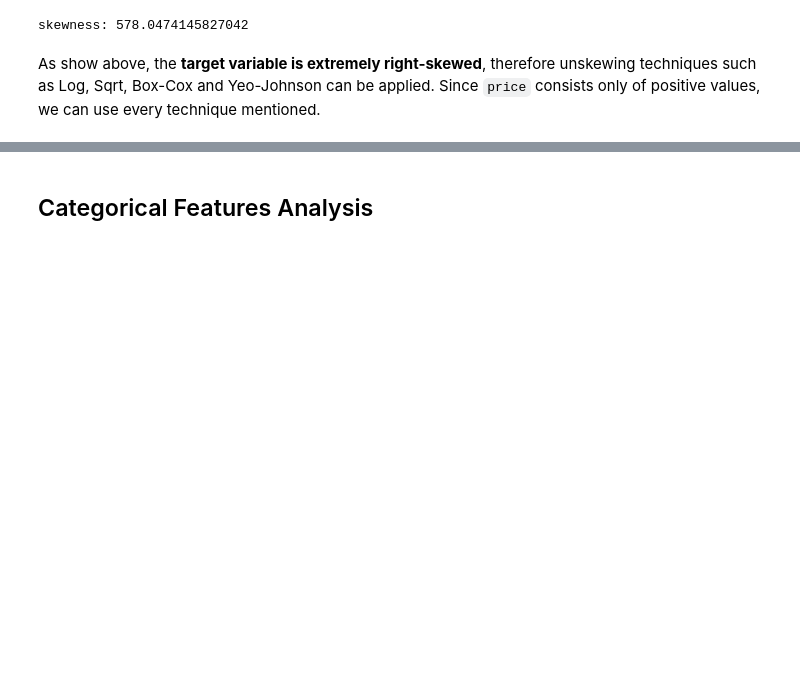
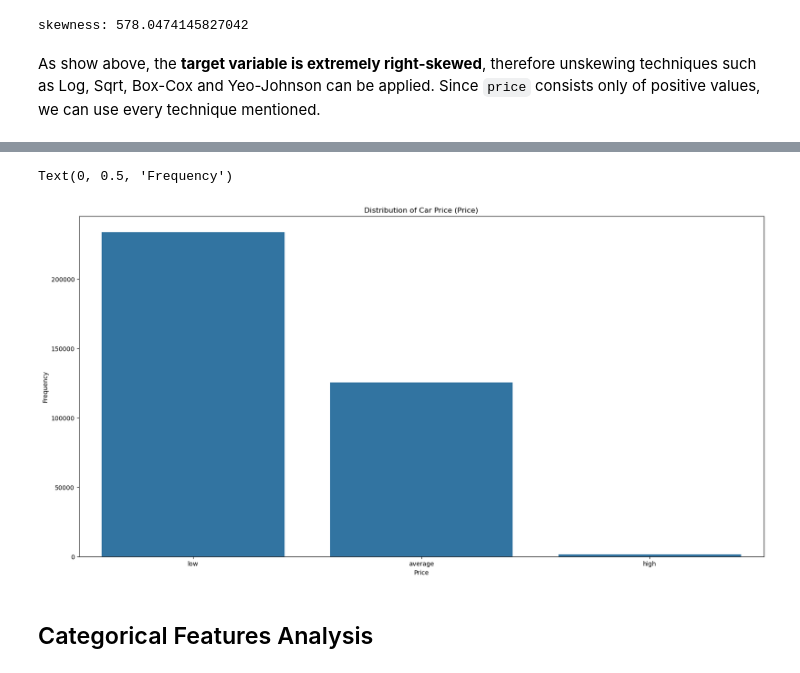
Before and after one commit to hadjoullis/epl448, a Jupyter notebook: demo.ipynb, the cells around one changed output, grey strips where cells are left out. Drawn from its saved outputs; the diff is of its cells as text; code cells hidden in the pictures; blank space fills up the shorter version.

```diff
--- a/demo.ipynb
+++ b/demo.ipynb
@@ -318,3 +318,7 @@ print('skewness:', df['price'].skew())
 skewness: 578.0474145827042
 # %% [markdown]
 As show above, the **target variable is extremely right-skewed**, therefore unskewing techniques such as Log, Sqrt, Box-Cox and Yeo-Johnson can be applied. Since `price` consists only of positive values, we can use every technique mentioned.
+# %%
+bins = pd.cut(df['price'], bins=[0, 5000, 50000, np.inf], labels=["low", "average", "high"])
+bins_df = pd.DataFrame({'price_category': bins})
+bins_df
@@ -321,3 +339,13 @@ As show above, the **target variable is extremely right-skewed**, therefore unsk
+# %%
+# distribution
+fig, ax = plt.subplots(figsize=(20,10))
+sns.countplot(data=bins_df, x="price_category")
+ax.set_title("Distribution of Car Price (Price)")
+ax.set_xlabel("Price")
+ax.set_ylabel("Frequency")
+# %% [output]
+Text(0, 0.5, 'Frequency')
+[figure, added]
 # %% [markdown]
 ## Categorical Features Analysis
 # %%
```
Also changed, not shown: parts of 3 cells of this notebook.
